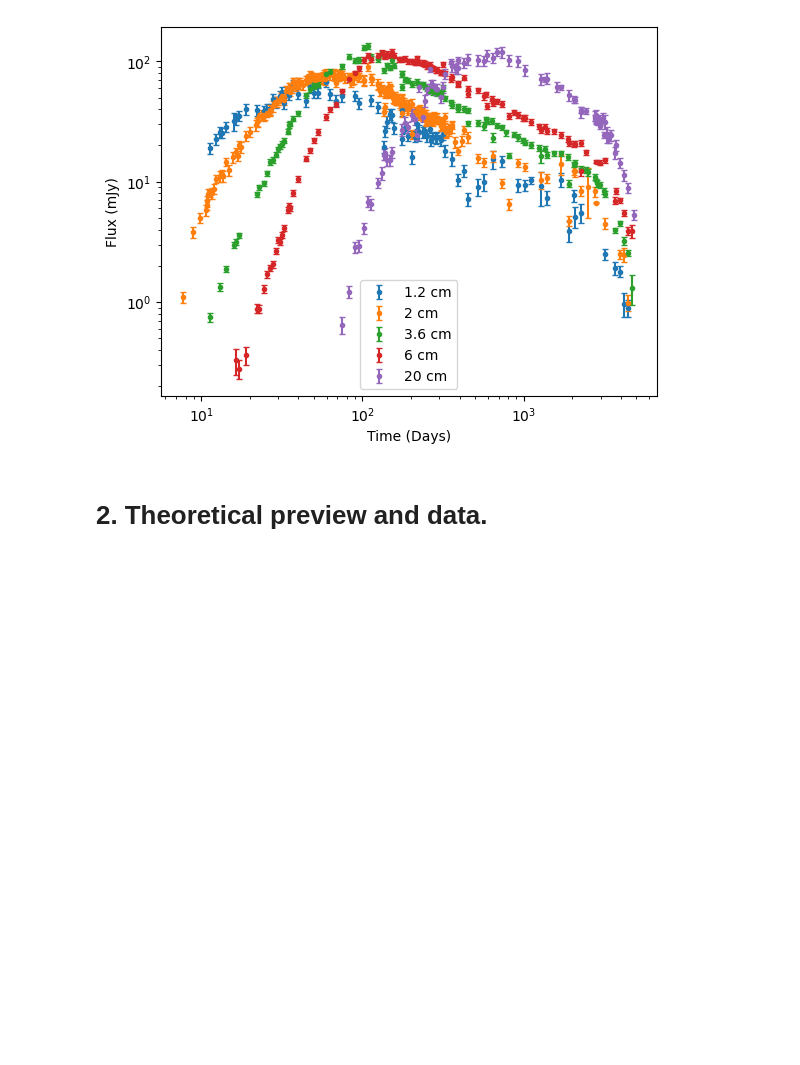
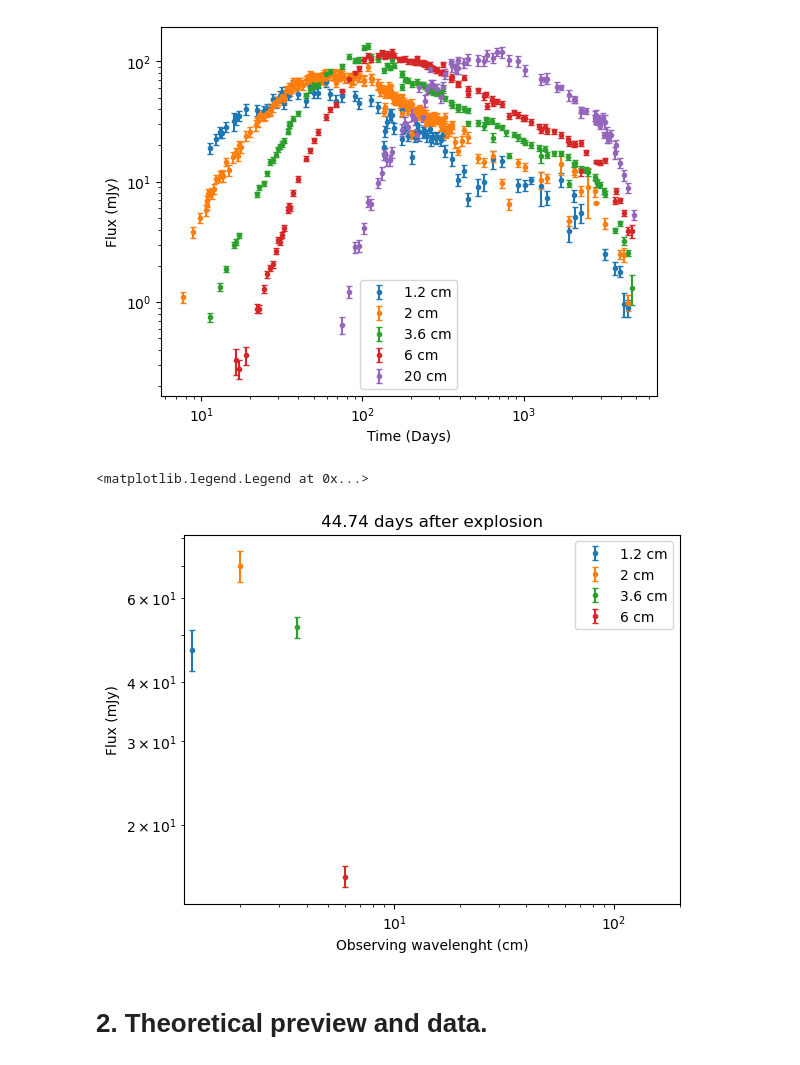
Before and after one commit to Camachoadri/JAEICU2024, a Jupyter notebook: Supernova SN1993J/SN1993J_Synchrotron.ipynb, the cells around one changed output. Cells and saved outputs as stored; diff of their text form; code cells hidden in the pictures; blank space fills up the shorter version.

Commit message:
WaveLen-Time plot, Plot for 2cm Flux-Time and Flux-WaveLen with onliny synchrotron

```diff
--- a/Supernova SN1993J/SN1993J_Synchrotron.ipynb
+++ b/Supernova SN1993J/SN1993J_Synchrotron.ipynb
@@ -26,19 +38,19 @@ data_20=[]
 
 #Extract the data
 data= pd.read_csv("Data/Datos SuperNova - 1.2_cm.csv")
-data_1.extend(('1.2 cm', data))
+data_1.extend(('1.2', data))
 
 data= pd.read_csv("Data/Datos SuperNova - 2_cm.csv")
-data_2.extend(('2 cm', data))
+data_2.extend(('2', data))
 
 data= pd.read_csv("Data/Datos SuperNova - 3.6_cm.csv")
-data_3.extend(('3.6 cm', data))
+data_3.extend(('3.6', data))
 
 data= pd.read_csv("Data/Datos SuperNova - 6_cm.csv")
-data_6.extend(('6 cm', data))
+data_6.extend(('6', data))
 
 data= pd.read_csv("Data/Datos SuperNova - 20_cm.csv")
-data_20.extend(('20 cm', data))
+data_20.extend(('20', data))
 
 data= []
 data.extend((data_1, data_2, data_3, data_6, data_20))
@@ -64,7 +76,7 @@ Making a plot to visualice the data.
 # %%
 for wavelenght in data:
     plt.errorbar(wavelenght[1].Days, wavelenght[1].Flux, yerr=wavelenght[1].Error,
-                 fmt = '.', capsize=2, label= f'{wavelenght[0]}')
+                 fmt = '.', capsize=2, label= f'{wavelenght[0]} cm')
 plt.xscale("log")
 plt.yscale("log")
 plt.ylabel("Flux (mJy)")
@@ -73,6 +85,48 @@ plt.legend()
 # %% [output]
 <matplotlib.legend.Legend at 0x...>
 [figure]
+# %%
+#array with all the days, we will make an array with all the list, remove duplicates and order it
+DayArray=[]
+DayArray=(list(data_1[1].Days) + list(data_2[1].Days)+ list(data_3[1].Days) + list(data_6[1].Days)
+          + list(data_20[1].Days))
+
+DayArray= list(set(DayArray))
+DayArray.sort()
+
+CopyArray= DayArray.copy()
+#Remove days with less than 1 wavelenght
+for i, dayStart in enumerate(DayArray):
+    counter=0
+    for wavelenght in data:
+        for days in wavelenght[1].Days:
+            if days == dayStart:
+                counter=counter+1
+    if counter < 3:
+        CopyArray.remove(dayStart)
+
+#Select a day for the frequency plot
+DayArray=CopyArray.copy()
+day= DayArray[20]
+
+
+
+for wavelenght in data:
+    for i, days in enumerate(wavelenght[1].Days):
+        if days==day:
+            plt.errorbar(float(wavelenght[0]), wavelenght[1].Flux[i], yerr=wavelenght[1].Error[i],
+                         fmt = '.', capsize=2, label= f'{wavelenght[0]} cm')
+
+plt.xscale("log")
+plt.yscale("log")
+plt.ylabel("Flux (mJy)")
+plt.xlabel("Observing wavelenght (cm)")
+plt.xlim(right=200)
+plt.title(f'{day} days after explosion')
+plt.legend()
+# %% [output]
+<matplotlib.legend.Legend at 0x...>
+[figure, added]
 # %% [markdown]
 # 2. Theoretical preview and data.
 # %% [markdown]
```
Also changed, not shown: parts of 10 cells of this notebook.
